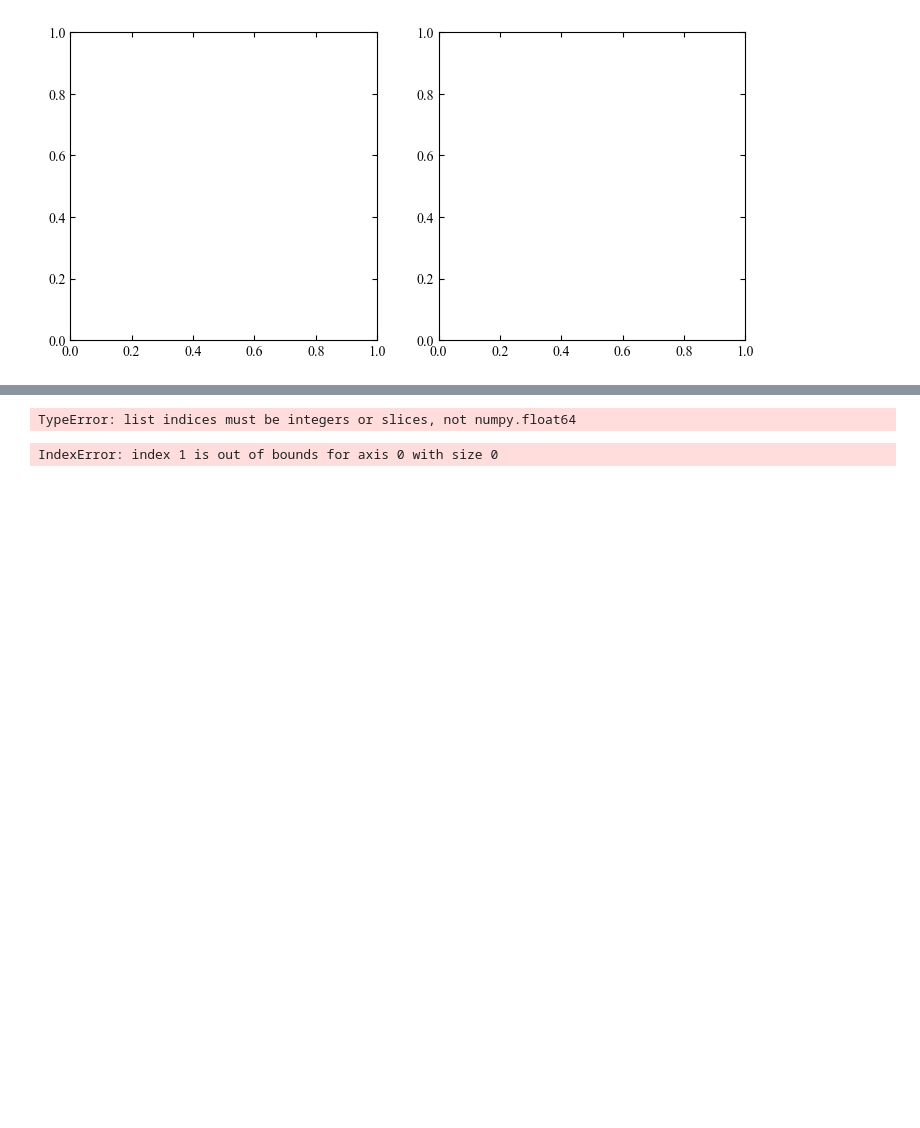
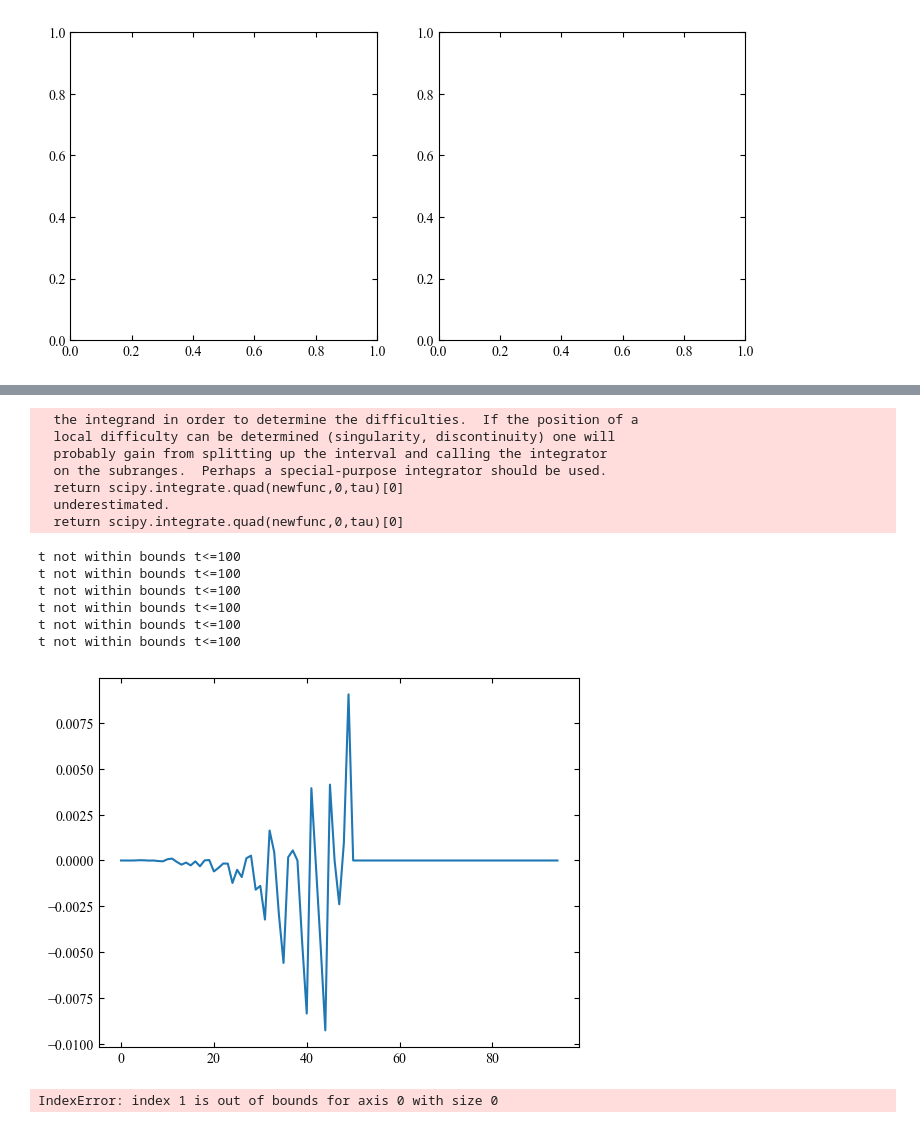
Before and after one commit to Quantum-Dynamics/edgecraft, a Jupyter notebook: PoC_copy.ipynb, the cells around one changed output, grey strips where cells are left out. Cells and saved outputs as stored; diff of their text form; code cells hidden in the pictures; blank space fills up the shorter version.

Commit message:
added code for a(tau) and made some visuals. It's not that much different

```diff
--- a/PoC_copy.ipynb
+++ b/PoC_copy.ipynb
@@ -732,26 +732,20 @@ for t in range (1,101):
     dt.append(calculate_edge_length(find_edge(energy,E_F,U_fluc,bulk)))
 print(dt)
 print(dt/d0)
+
 #This is the scale factor a(t)
-def a(t:int):
+#extending a(t) to non-integer t-values by approximating the curve by secant lines
+def a_of_t(t:float):
     if t<0:
         return 1
     elif t<=100:
-        return dt[t]/d0
-    else:
-        print("t not within bouds t<=100")
-        return
-#extending a(t) to non-integer t-values by approximating the curve by secant lines
-def a(t:float):
-    if t<0:
-        return 1
-    elif t<=100:
-        return ((t%1.0)*dt[np.ceil(t)]+(1-t%1.0)*dt[np.floor(t)])/d0
+        return ((t%1.0)*dt[int(np.ceil(t))]+(1-t%1.0)*dt[int(np.floor(t))])/d0
     else:
         print("t not within bounds t<=100")
 
 #plotting a(t) for the first 100 time steps.
 y=np.array([0]*101)
+print(y)
 for x in range(0,101):
     y[x]=x
 plt.plot(y,dt/d0)
@@ -778,24 +771,40 @@ plt.show()
 [figure]
-# %%
-import scipy.integrate
-
-#based on the formula in Hotta paper
-def t(tau: float) -> float:
-    if tau<0:
-        return tau
-    return scipy.integrate(1/a(x),(x,0,tau))
-
-#making it work for arrays... it doesn't work though
-def tarray(tau:np.array) -> np.array:
-    ret = np.copy(tau)
-    for y in range(0,len(tau)):
-        ret[y]=t(tau[y])
-    return ret
-#not sure why this isn't working
-plt.plot(tarray(y),y)
-plt.show()
-# %% [output]
-TypeError: list indices must be integers or slices, not numpy.float64
+# %%
+import scipy.integrate
+
+
+def newfunc(l:float) ->float:
+    return 1/a_of_t(l)
+
+#based on the formula in Hotta paper
+def t_of_tau(tau: float) -> float:
+    if tau<0:
+        return tau
+    return scipy.integrate.quad(newfunc,0,tau)[0]
+
+    return ret
+def a_of_tau(tau:float)->float:
+    return a_of_t(t_of_tau(tau))
+vectorized_a_of_tau=np.vectorize(a_of_tau)
+z=vectorized_a_of_tau(y)
+z=z-dt/d0
+plt.plot(y,z)
+plt.show()
+# %% [output]
+  the integrand in order to determine the difficulties.  If the position of a
+  local difficulty can be determined (singularity, discontinuity) one will
+  probably gain from splitting up the interval and calling the integrator
+  on the subranges.  Perhaps a special-purpose integrator should be used.
+  return scipy.integrate.quad(newfunc,0,tau)[0]
+  underestimated.
+  return scipy.integrate.quad(newfunc,0,tau)[0]
+t not within bounds t<=100
+t not within bounds t<=100
+t not within bounds t<=100
+t not within bounds t<=100
+t not within bounds t<=100
+t not within bounds t<=100
+[figure, added]
 # %%
 edge_yWidth = np.array(edge_yWidth)
 gate_potential = np.arange(0, frames) * E_gate_step
```
Also changed, not shown: parts of 1 cell of this notebook.
